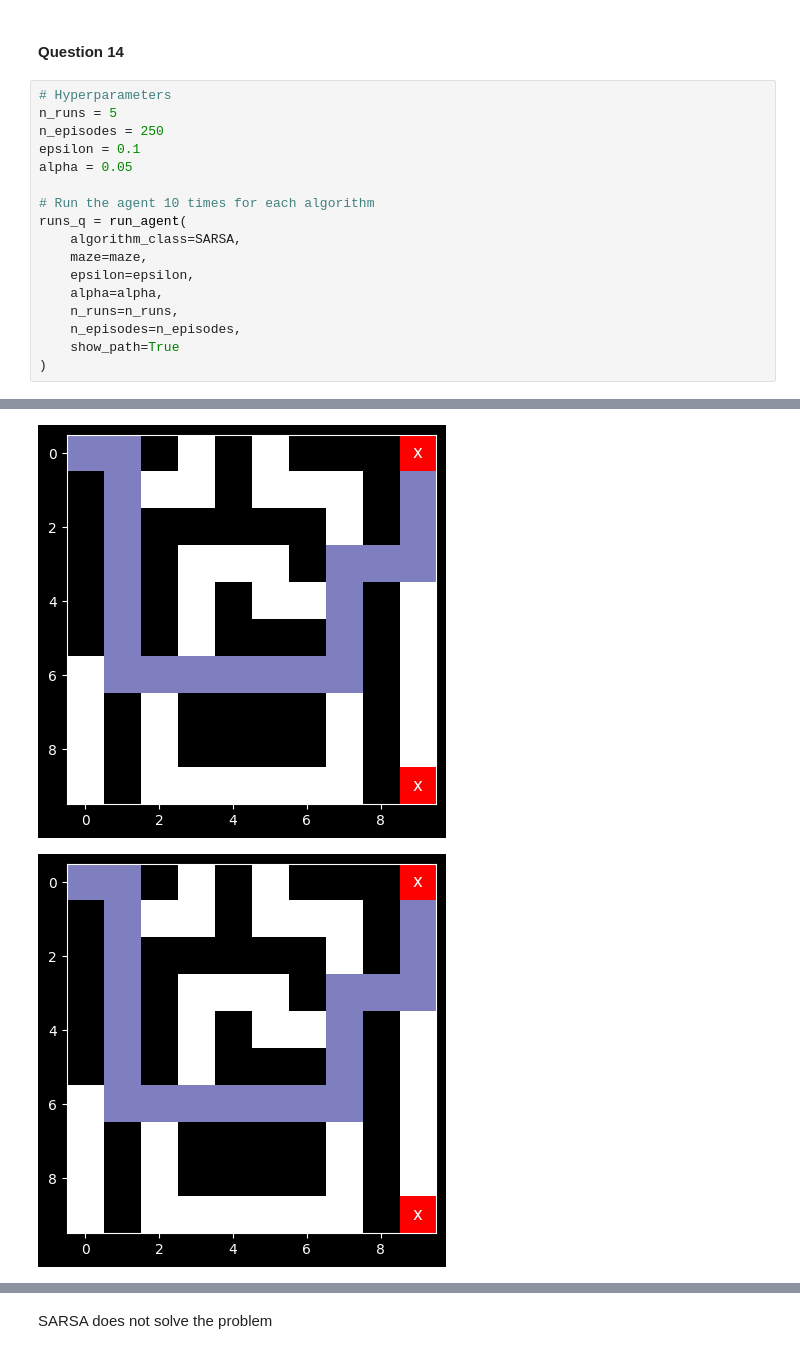
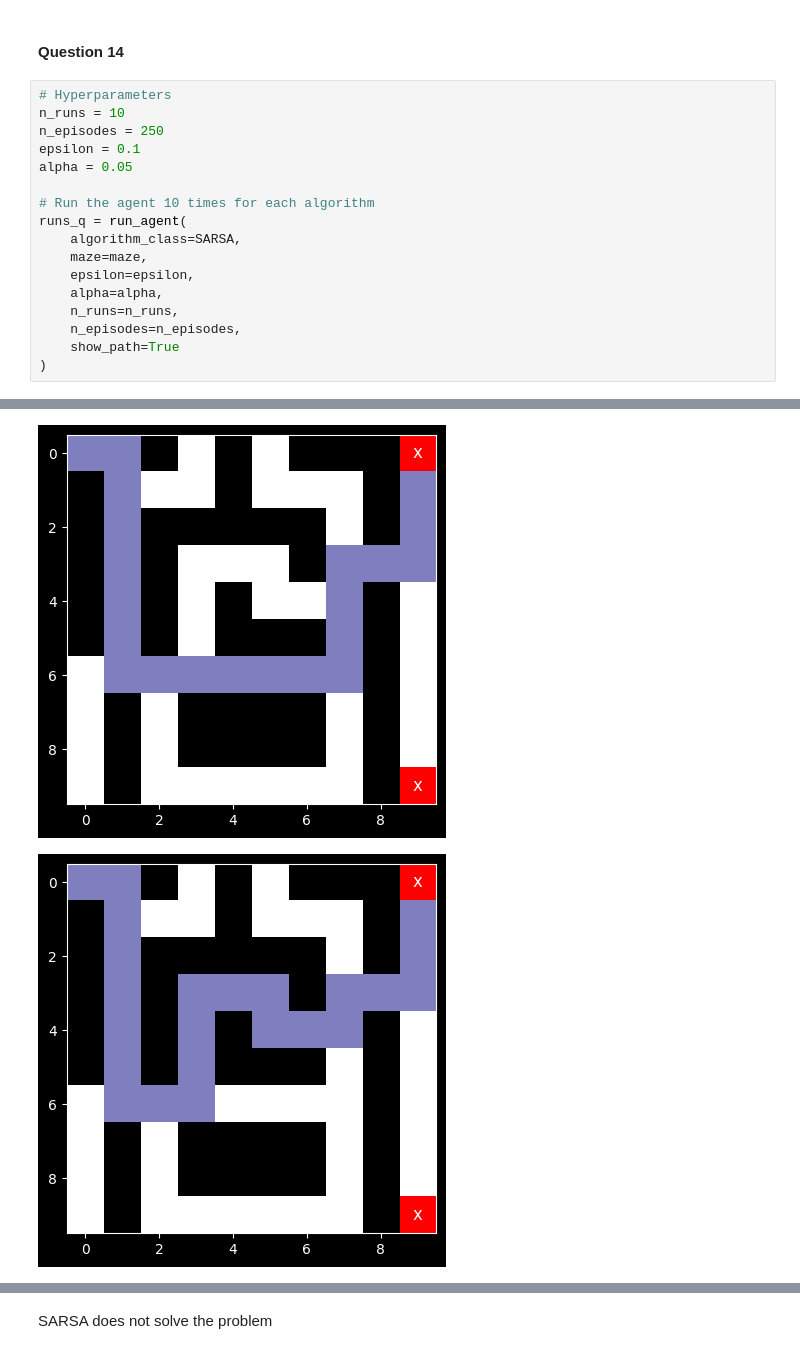
Before and after one commit to AinzOoalGown123/assignment3_group67, a Jupyter notebook: src/Main.ipynb, the cells around one changed output, grey strips where cells are left out. Cells and saved outputs as stored; diff of their text form.

```diff
--- a/src/Main.ipynb
+++ b/src/Main.ipynb
@@ -743,7 +748,7 @@ The learning process almost always converges on the lesser reward!
 #### Question 14
 # %%
 # Hyperparameters
-n_runs = 5
+n_runs = 10
 n_episodes = 250
 epsilon = 0.1
 alpha = 0.05
@@ -765,2 +770,2 @@ runs_q = run_agent(
 [figure]
-[figure, old version]
+[figure, new version]
```
Also changed, not shown: parts of 9 cells of this notebook.
